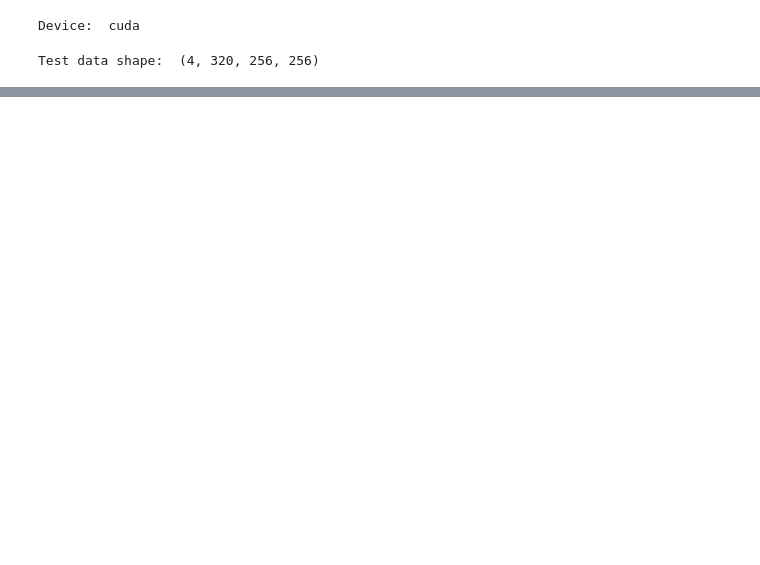
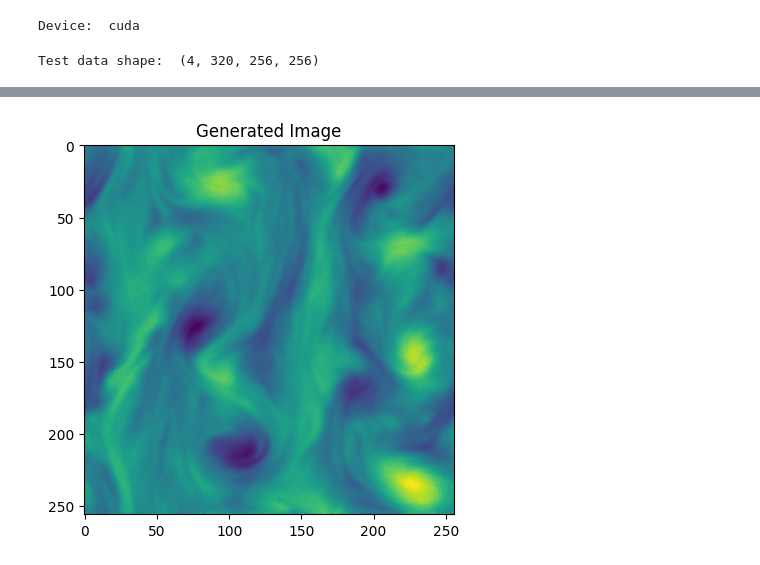
Before and after one commit to baristuran/baris-personal, a Jupyter notebook: data_assimilation.ipynb, the cells around one changed output, grey strips where cells are left out. Saved outputs shown, nothing was run; the diff lists cells and outputs as text; code cells hidden in the pictures; blank space fills up the shorter version.

```diff
--- a/data_assimilation.ipynb
+++ b/data_assimilation.ipynb
@@ -148,3 +192,9 @@ plt.savefig("beta_max_0_02_S_400.png", dpi=400)
+# %%
+plt.imshow(sparse_measurement[2,0])
+plt.title("Generated Image")
+plt.savefig("beta_max_0_02_S_400.png", dpi=400)
+# %% [output]
+[figure, added]
 # %%
 #Plot generated field and ground truth
 figure3, ax3  = plt.subplots()
```
Also changed, not shown: parts of 8 cells of this notebook, 7 other files.
